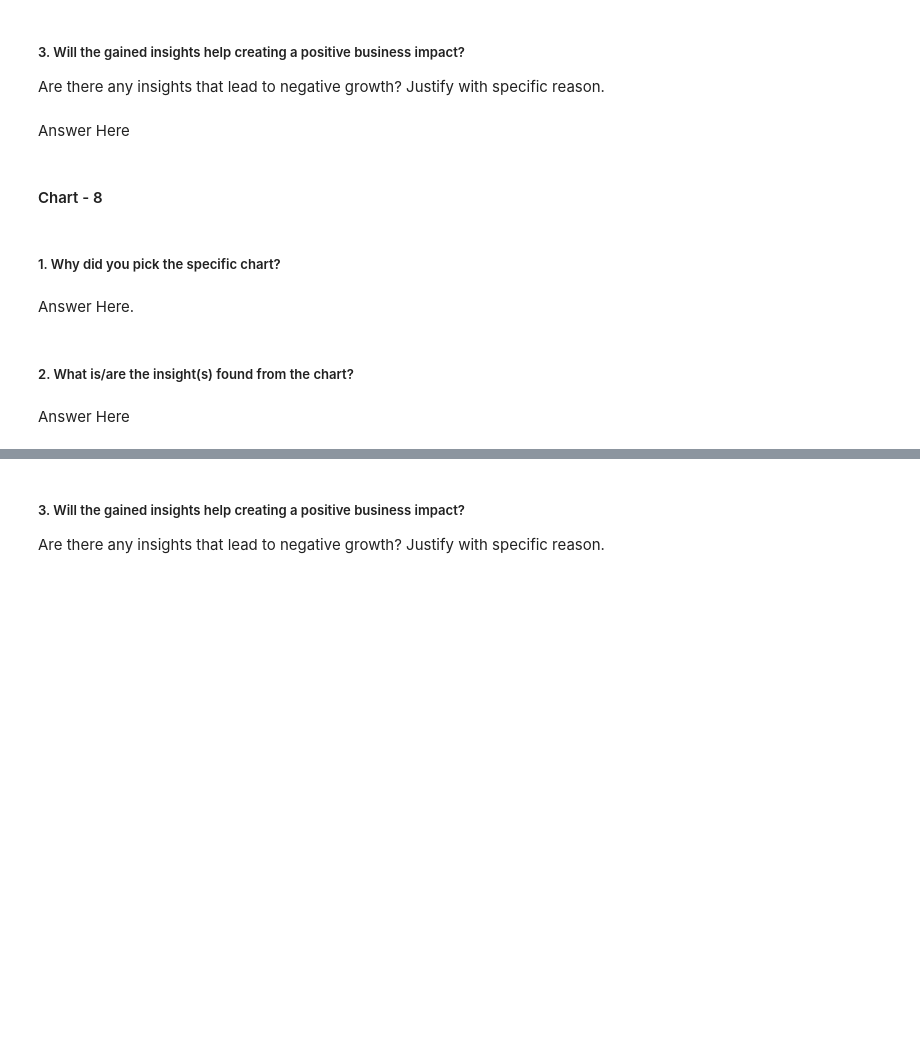
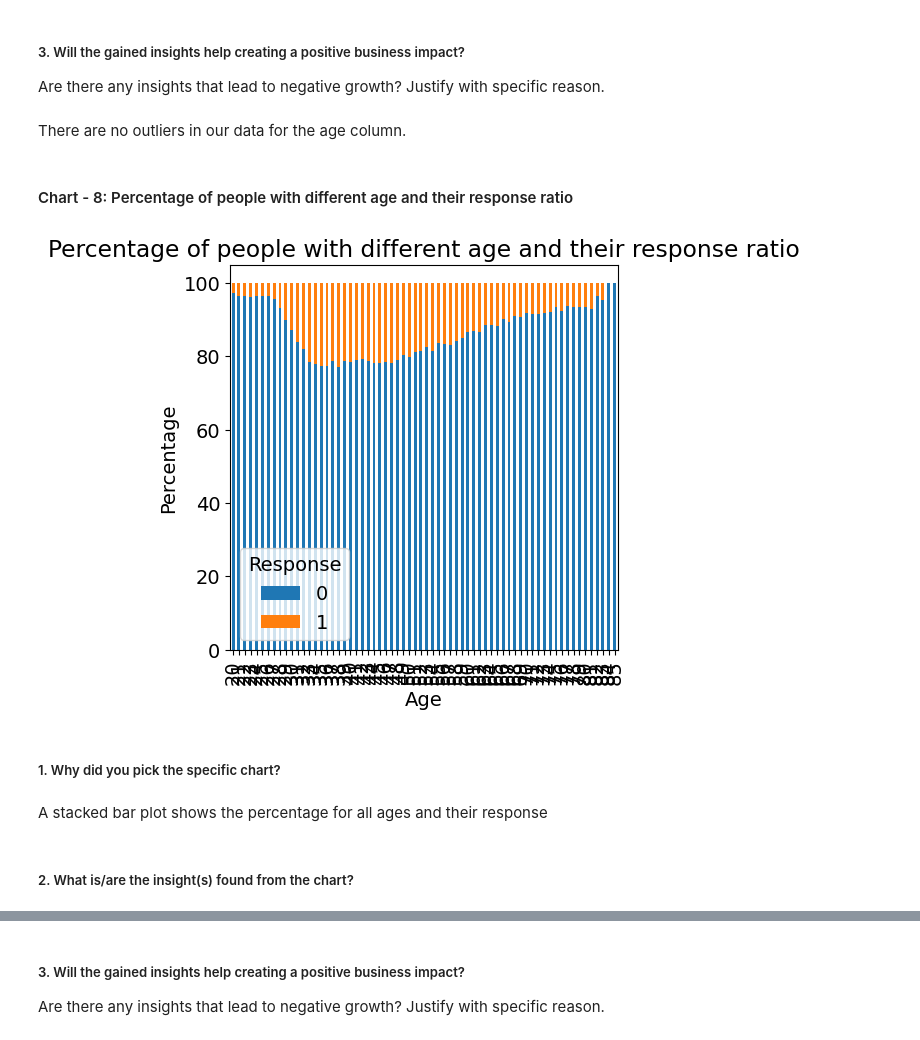
Before and after one commit to NIKHILNIGUDKAR/Health-Insurance-Cross-Sell-Prediction, a Jupyter notebook: Health_Insurance_Cross_Sell_Prediction.ipynb, the cells around one changed output, grey strips where cells are left out. Drawn from its saved outputs; the diff is of its cells as text; code cells hidden in the pictures; blank space fills up the shorter version.

```diff
--- a/Health_Insurance_Cross_Sell_Prediction.ipynb
+++ b/Health_Insurance_Cross_Sell_Prediction.ipynb
@@ -581,7 +598,3 @@ Answer Here
 # %% [markdown]
 ##### 3. Will the gained insights help creating a positive business impact?
 Are there any insights that lead to negative growth? Justify with specific reason.
-# %% [markdown]
-Answer Here
-# %% [markdown]
-#### Chart - 8
@@ -590,8 +601,33 @@ Answer Here
+# %% [markdown]
+There are no outliers in our data for the age column.
+# %% [markdown]
+#### Chart - 8: Percentage of people with different age and their response ratio
+# %%
+# Chart - 8 visualization code
+# plt.title('Various age of customer and their response')
+
+# # display chart
+# plt.show()
+
+
+age_response = df.groupby(['Age', 'Response']).size().unstack()
+
+#plotting
+total_counts = age_response.sum(axis=1)
+age_response_ratios = age_response.div(total_counts, axis=0) * 100
+
+# create a stacked bar chart
+age_response_ratios.plot(kind='bar', stacked=True)
+plt.title('Percentage of people with different age and their response ratio')
+plt.xlabel('Age')
+plt.ylabel('Percentage')
+plt.legend(title='Response')
+plt.show()
+# %% [output]
+[figure, added]
 # %% [markdown]
 ##### 1. Why did you pick the specific chart?
-# %% [markdown]
-Answer Here.
+# %% [markdown]
+A stacked bar plot shows the percentage for all ages and their response
 # %% [markdown]
 ##### 2. What is/are the insight(s) found from the chart?
-# %% [markdown]
-Answer Here
```
Also changed, not shown: parts of 70 cells of this notebook.
